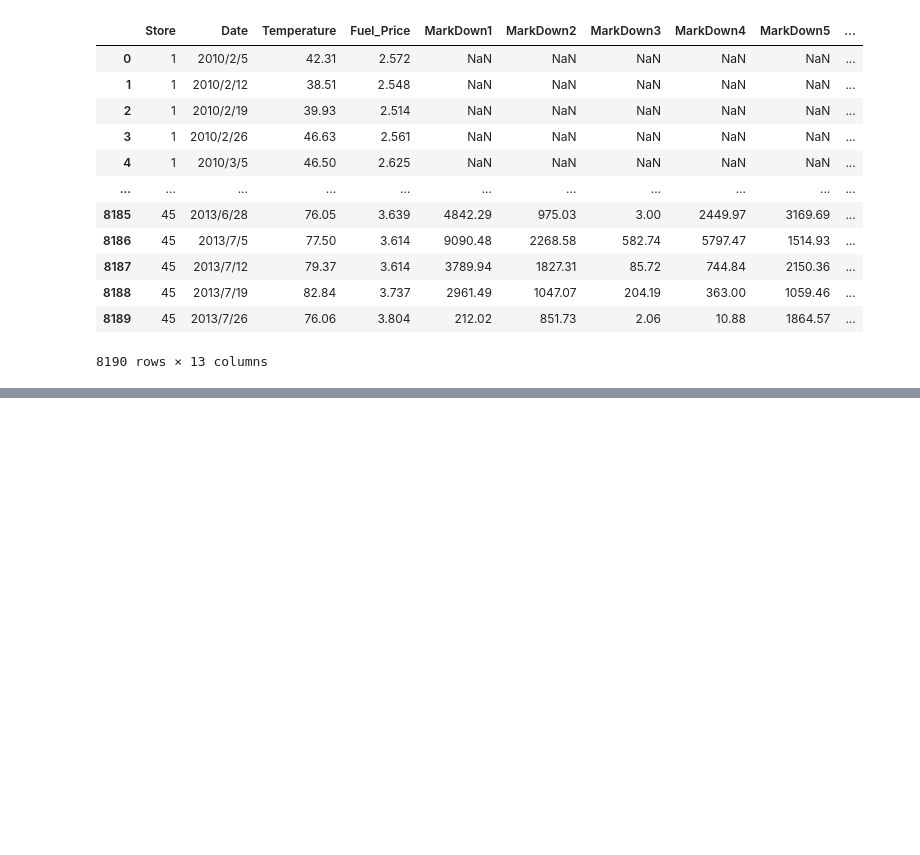
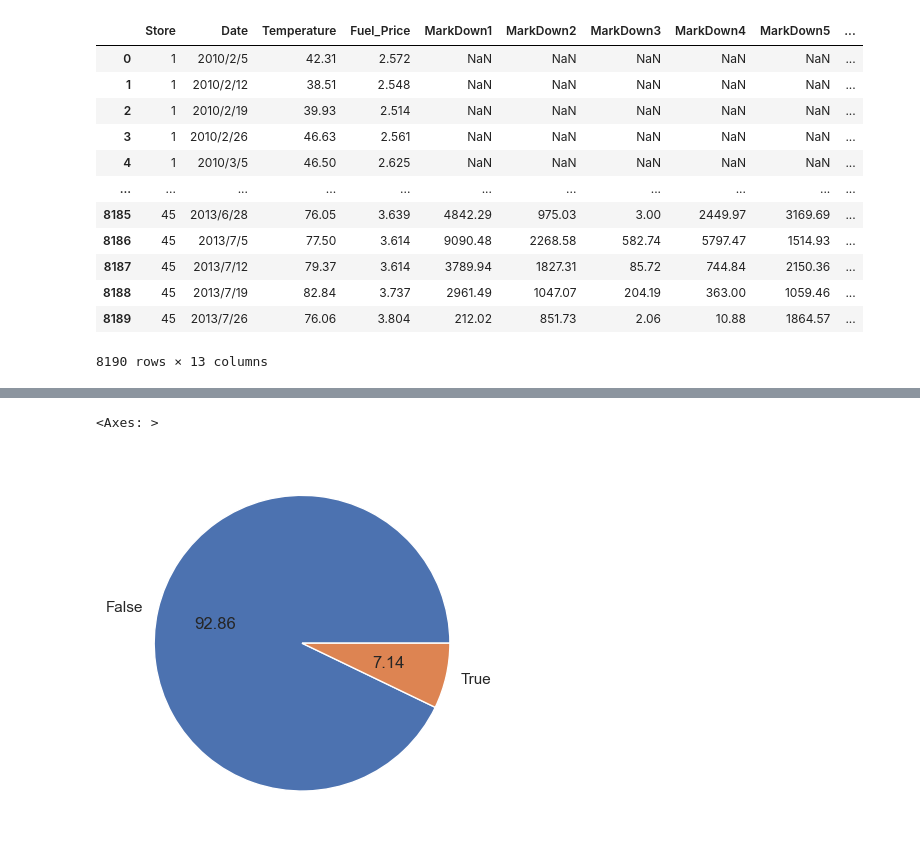
Before and after one commit to likeekil/MGS3101, a Jupyter notebook: archive (1)/data.ipynb, the cells around one changed output, grey strips where cells are left out. Saved outputs shown, nothing was run; the diff lists cells and outputs as text; code cells hidden in the pictures; blank space fills up the shorter version.

```diff
--- a/archive (1)/data.ipynb
+++ b/archive (1)/data.ipynb
@@ -74,0 +84,5 @@ df.describe()
+# %%
+df.groupby('IsHoliday').size().plot(kind='pie', autopct='%.2f')
+# %% [output]
+<Axes: >
+[figure, added]
```
Also changed, not shown: parts of 36 cells of this notebook, 2 other files.
